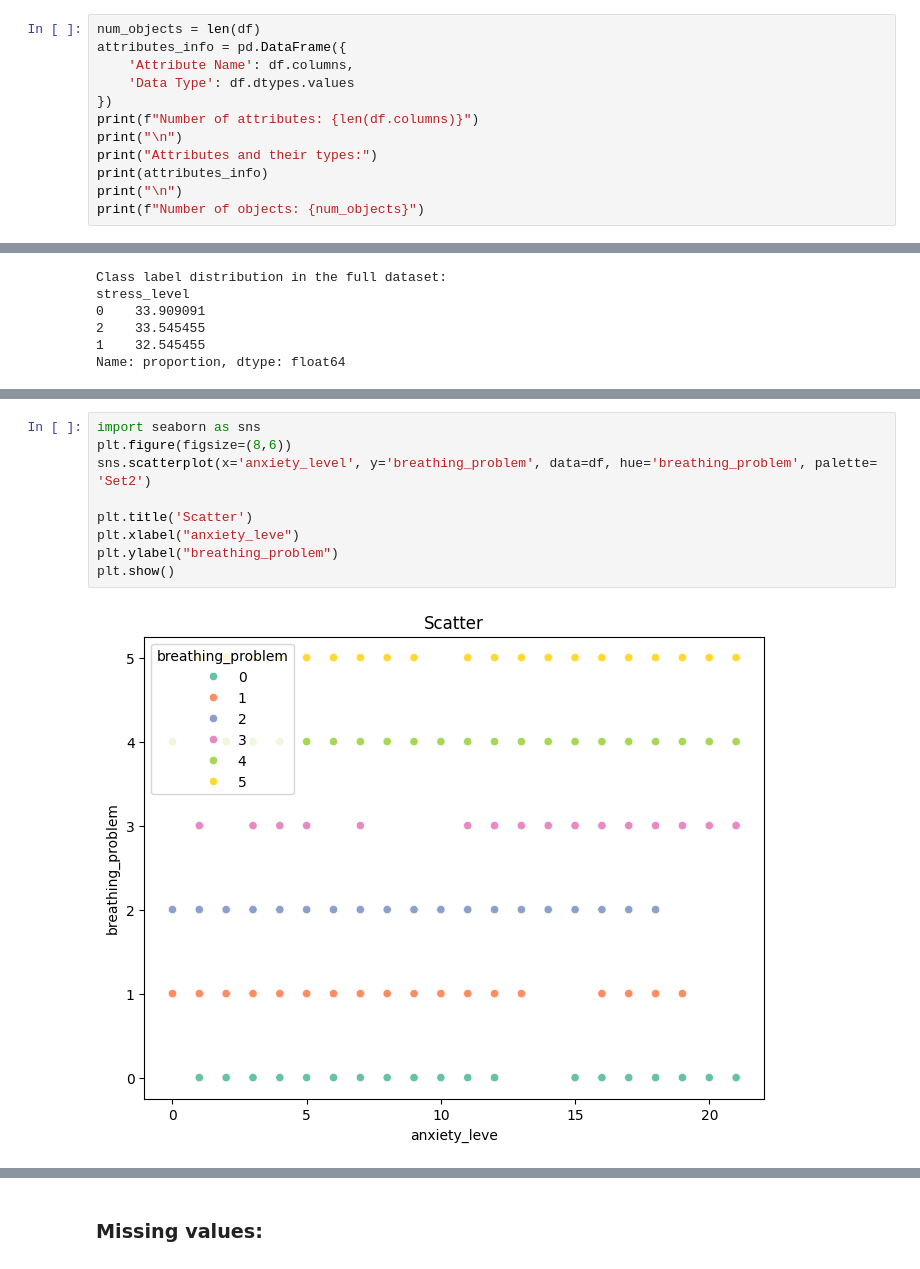
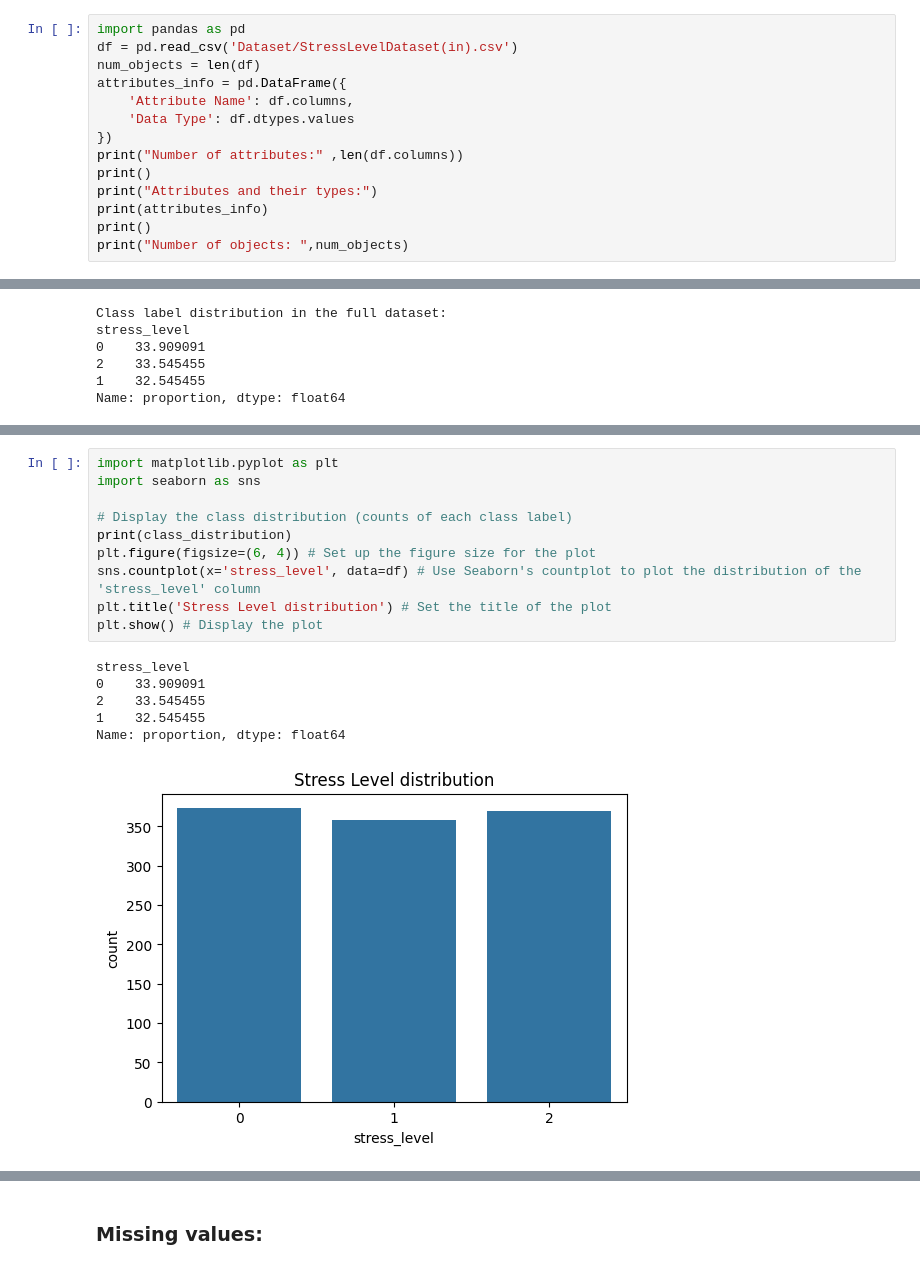
Before and after one commit to Jana18kh/Project, a Jupyter notebook: Project.ipynb, the cells around one changed output, grey strips where cells are left out. Cells and saved outputs as stored; diff of their text form.

```diff
--- a/Project.ipynb
+++ b/Project.ipynb
@@ -17,16 +21,18 @@ Attribute types: All columns are integer types (int64)
 
 Class label: stress_level
 # %%
+import pandas as pd
+df = pd.read_csv('Dataset/StressLevelDataset(in).csv')
 num_objects = len(df)
 attributes_info = pd.DataFrame({
     'Attribute Name': df.columns,
     'Data Type': df.dtypes.values
 })
-print(f"Number of attributes: {len(df.columns)}")
-print("\n")
+print("Number of attributes:" ,len(df.columns))
+print()
 print("Attributes and their types:")
 print(attributes_info)
-print("\n")
-print(f"Number of objects: {num_objects}")
+print()
+print("Number of objects: ",num_objects)
 # %% [output]
 Number of attributes: 21
@@ -100,11 +73,17 @@ data2.plot.pie(autopct='%1.1f%%', figsize=(6,6), startangle=90)
-# %%
-import seaborn as sns
-plt.figure(figsize=(8,6))
-sns.scatterplot(x='anxiety_level', y='breathing_problem', data=df, hue='breathing_problem', palette= 'Set2')
-
-plt.title('Scatter')
-plt.xlabel("anxiety_leve")
-plt.ylabel("breathing_problem")
-plt.show()
-# %% [output]
-[figure, removed]
+# %%
+import matplotlib.pyplot as plt
+import seaborn as sns
+
+# Display the class distribution (counts of each class label)
+print(class_distribution)
+plt.figure(figsize=(6, 4)) # Set up the figure size for the plot
+sns.countplot(x='stress_level', data=df) # Use Seaborn's countplot to plot the distribution of the 'stress_level' column
+plt.title('Stress Level distribution') # Set the title of the plot
+plt.show() # Display the plot
+# %% [output]
+stress_level
+0    33.909091
+2    33.545455
+1    32.545455
+Name: proportion, dtype: float64
+[figure, added]
```
Also changed, not shown: parts of 37 cells of this notebook.
